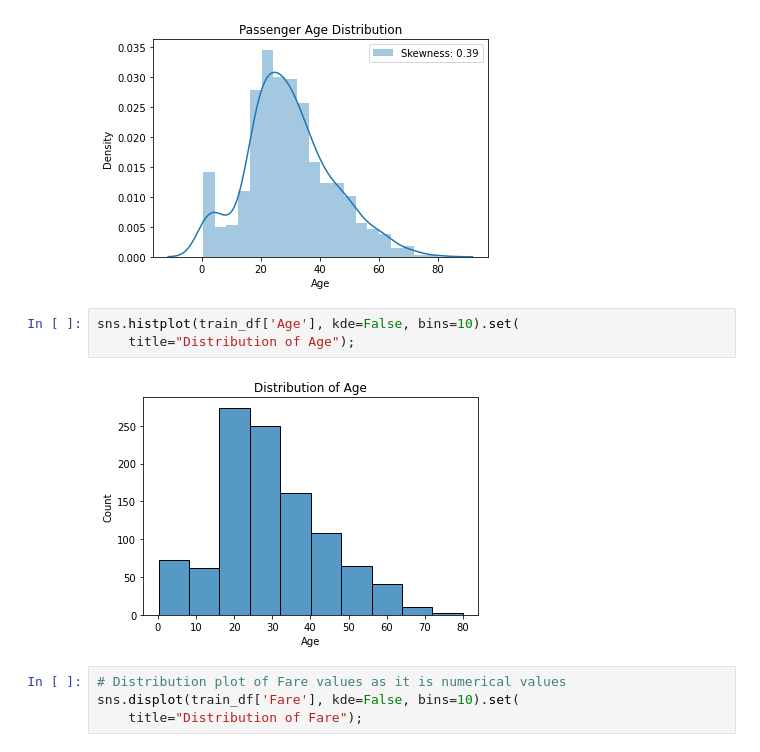
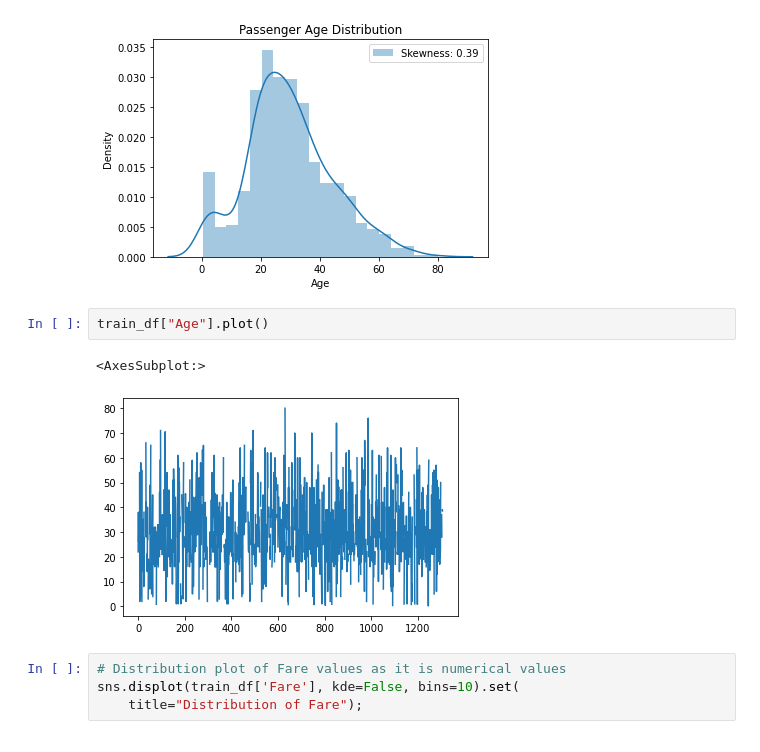
Before and after one commit to chanyadeshani/Group8, a Jupyter notebook: submit_assignment.ipynb, the cells around one changed output. Drawn from its saved outputs; the diff is of its cells as text.

```diff
--- a/submit_assignment.ipynb
+++ b/submit_assignment.ipynb
@@ -281,11 +281,11 @@ plt.title('Passenger Age Distribution')
 # %% [output]
 Text(0.5, 1.0, 'Passenger Age Distribution')
 [figure]
-# %%
-sns.histplot(train_df['Age'], kde=False, bins=10).set(
-    title="Distribution of Age");
-# %% [output]
-[figure, removed]
+# %%
+train_df["Age"].plot()
+# %% [output]
+<AxesSubplot:>
+[figure, added]
 # %%
 # Distribution plot of Fare values as it is numerical values
 sns.displot(train_df['Fare'], kde=False, bins=10).set(
```
Also changed, not shown: parts of 11 cells of this notebook.
